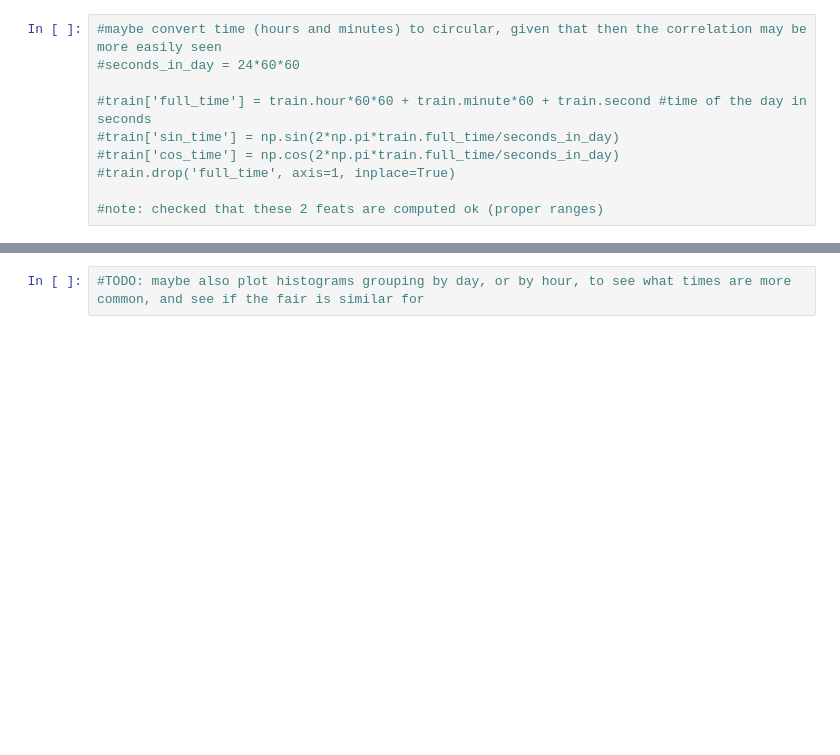
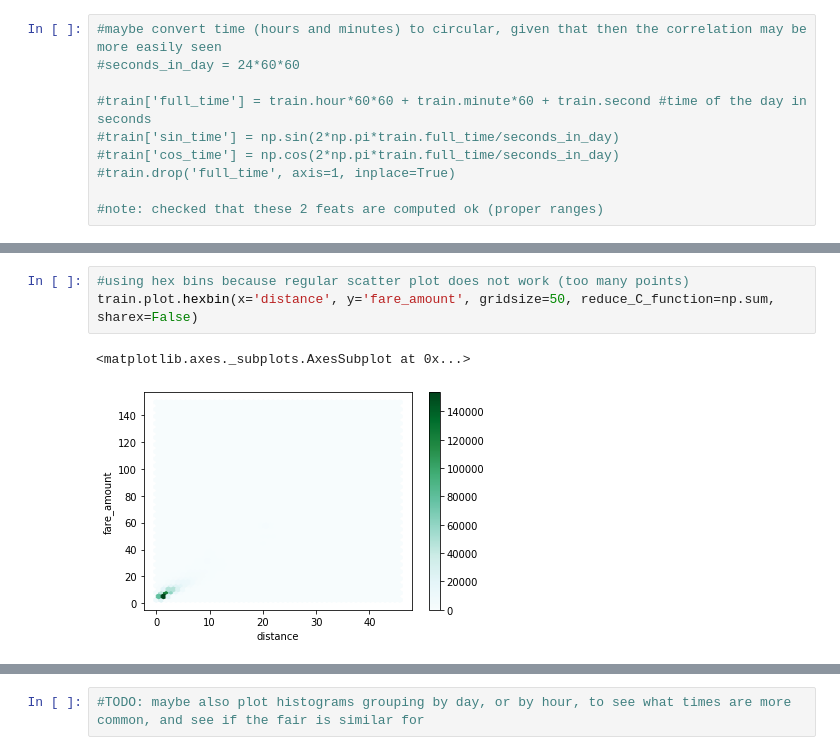
Before and after one commit to ana-rlopez/NYC_taxi_fare_prediction, a Jupyter notebook: NYTaxiFare_1_ExploratoryAnalysis_&_Preprocessing.ipynb, the cells around one changed output, grey strips where cells are left out. Saved outputs shown, nothing was run; the diff lists cells and outputs as text; blank space fills up the shorter version.

```diff
--- a/NYTaxiFare_1_ExploratoryAnalysis_&_Preprocessing.ipynb
+++ b/NYTaxiFare_1_ExploratoryAnalysis_&_Preprocessing.ipynb
@@ -157,0 +297,6 @@ plt.yticks(index, feats_labels, fontsize=10, rotation=30)
+# %%
+#using hex bins because regular scatter plot does not work (too many points)
+train.plot.hexbin(x='distance', y='fare_amount', gridsize=50, reduce_C_function=np.sum, sharex=False)
+# %% [output]
+<matplotlib.axes._subplots.AxesSubplot at 0x...>
+[figure, added]
```
Also changed, not shown: parts of 56 cells of this notebook.
